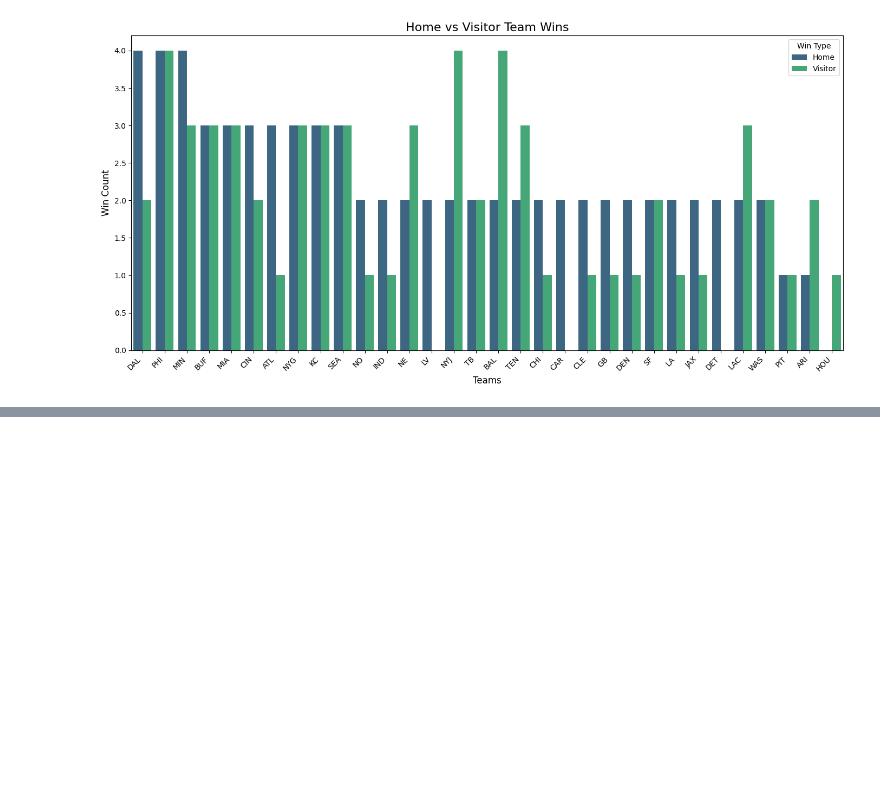
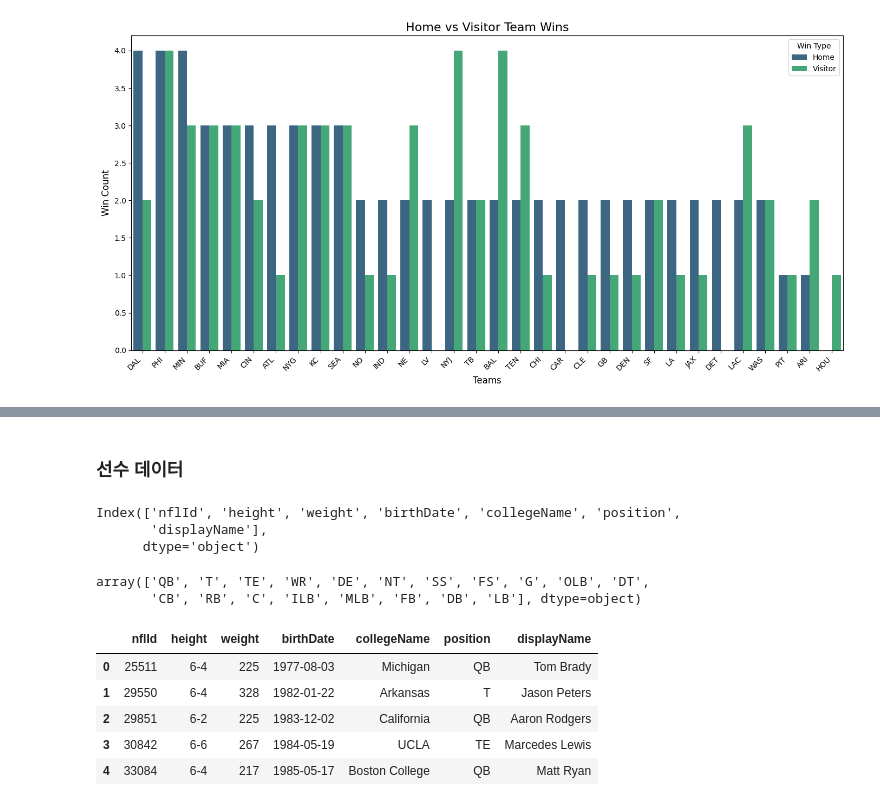
Before and after one commit to kogi31/kaggle, a Jupyter notebook: nfl-big-data-bowl-2025.ipynb, the cells around one changed output, grey strips where cells are left out. Cells and saved outputs as stored; diff of their text form; code cells hidden in the pictures; blank space fills up the shorter version.

```diff
--- a/nfl-big-data-bowl-2025.ipynb
+++ b/nfl-big-data-bowl-2025.ipynb
@@ -240,0 +294,24 @@ plt.show()
+# %% [markdown]
+### 선수 데이터
+# %%
+players = pd.read_csv('/kaggle/input/nfl-big-data-bowl-2025/players.csv')
+# %%
+players.columns
+# %% [output]
+Index(['nflId', 'height', 'weight', 'birthDate', 'collegeName', 'position',
+       'displayName'],
+      dtype='object')
+# %%
+players['position'].unique()
+# %% [output]
+array(['QB', 'T', 'TE', 'WR', 'DE', 'NT', 'SS', 'FS', 'G', 'OLB', 'DT',
+       'CB', 'RB', 'C', 'ILB', 'MLB', 'FB', 'DB', 'LB'], dtype=object)
+# %%
+players.head()
+# %% [output]
+|  | nflId | height | weight | birthDate | collegeName | position | displayName |
+| 0 | 25511 | 6-4 | 225 | 1977-08-03 | Michigan | QB | Tom Brady |
+| 1 | 29550 | 6-4 | 328 | 1982-01-22 | Arkansas | T | Jason Peters |
+| 2 | 29851 | 6-2 | 225 | 1983-12-02 | California | QB | Aaron Rodgers |
+| 3 | 30842 | 6-6 | 267 | 1984-05-19 | UCLA | TE | Marcedes Lewis |
+| 4 | 33084 | 6-4 | 217 | 1985-05-17 | Boston College | QB | Matt Ryan |
```
Also changed, not shown: parts of 12 cells of this notebook.
